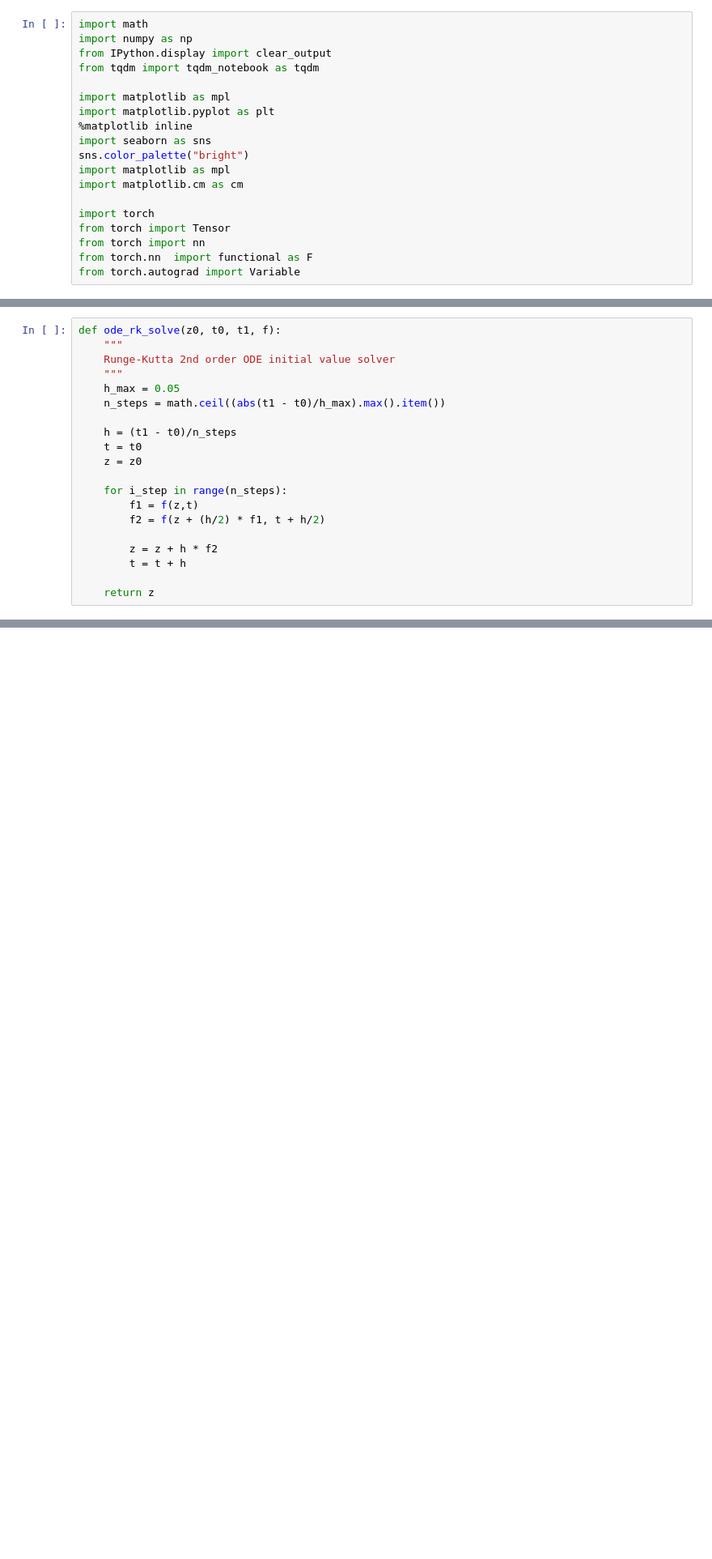
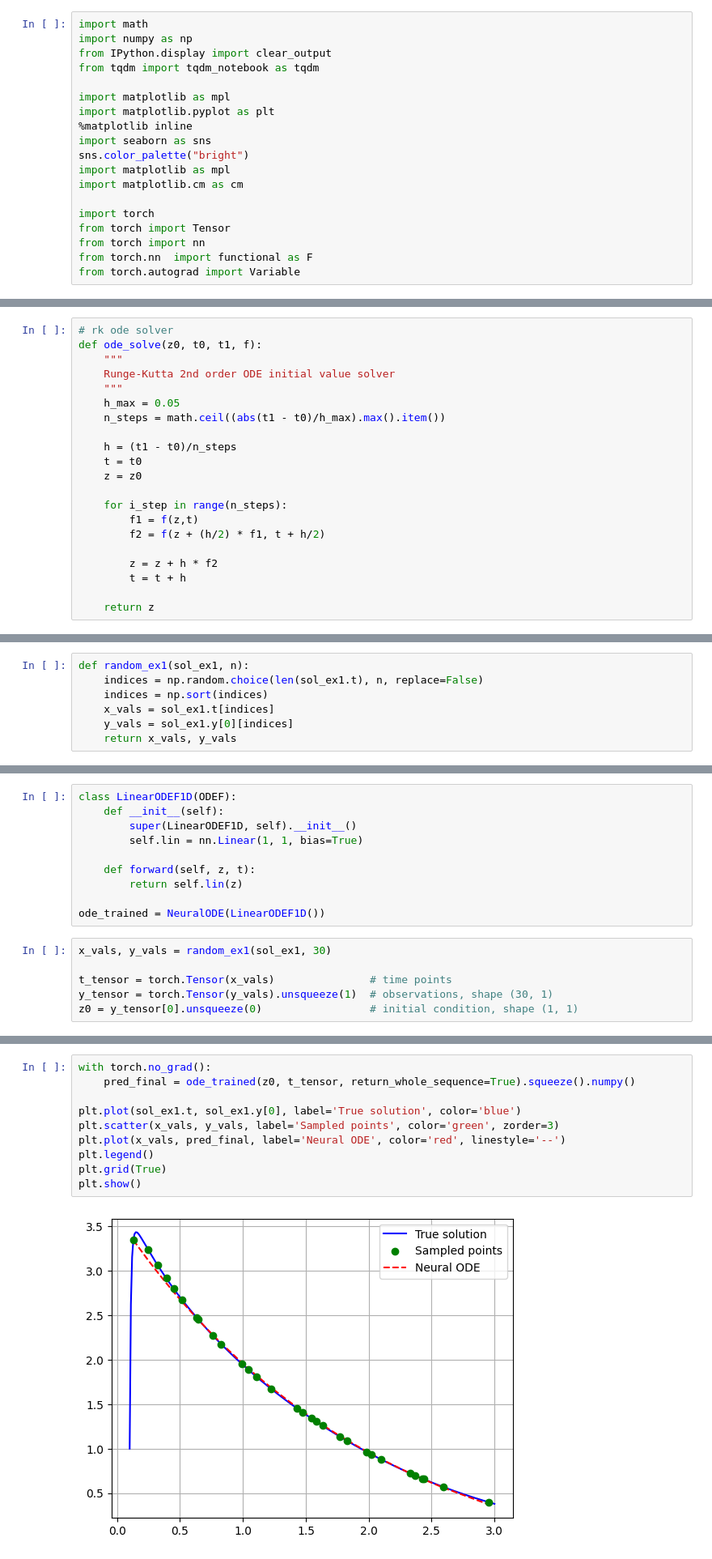
Before and after one commit to thanikaar/Rudimental-exploration-of-Neural-ODE, a Jupyter notebook: node_implementation.ipynb, the cells around one changed output, grey strips where cells are left out. Shown at 81% size. Saved outputs shown, nothing was run; the diff lists cells and outputs as text; blank space fills up the shorter version.

Commit message:
did implementation for linear ODE

```diff
--- a/node_implementation.ipynb
+++ b/node_implementation.ipynb
@@ -39,7 +40,8 @@ def ode_euler_solve(z0, t0, t1, f):
         t = t + h
     return z
 # %%
-def ode_rk_solve(z0, t0, t1, f):
+# rk ode solver
+def ode_solve(z0, t0, t1, f):
     """
     Runge-Kutta 2nd order ODE initial value solver
     """
@@ -60,0 +252,7 @@ def ode_rk_solve(z0, t0, t1, f):
+# %%
+def random_ex1(sol_ex1, n):
+    indices = np.random.choice(len(sol_ex1.t), n, replace=False)
+    indices = np.sort(indices)
+    x_vals = sol_ex1.t[indices]
+    y_vals = sol_ex1.y[0][indices]
+    return x_vals, y_vals
@@ -60,0 +266,16 @@ def ode_rk_solve(z0, t0, t1, f):
+# %%
+class LinearODEF1D(ODEF):
+    def __init__(self):
+        super(LinearODEF1D, self).__init__()
+        self.lin = nn.Linear(1, 1, bias=True)
+
+    def forward(self, z, t):
+        return self.lin(z)
+
+ode_trained = NeuralODE(LinearODEF1D())
+# %%
+x_vals, y_vals = random_ex1(sol_ex1, 30)
+
+t_tensor = torch.Tensor(x_vals)               # time points
+y_tensor = torch.Tensor(y_vals).unsqueeze(1)  # observations, shape (30, 1)
+z0 = y_tensor[0].unsqueeze(0)                 # initial condition, shape (1, 1)
@@ -60,0 +299,12 @@ def ode_rk_solve(z0, t0, t1, f):
+# %%
+with torch.no_grad():
+    pred_final = ode_trained(z0, t_tensor, return_whole_sequence=True).squeeze().numpy()
+
+plt.plot(sol_ex1.t, sol_ex1.y[0], label='True solution', color='blue')
+plt.scatter(x_vals, y_vals, label='Sampled points', color='green', zorder=3)
+plt.plot(x_vals, pred_final, label='Neural ODE', color='red', linestyle='--')
+plt.legend()
+plt.grid(True)
+plt.show()
+# %% [output]
+[figure, added]
```
Also changed, not shown: parts of 13 cells of this notebook.
